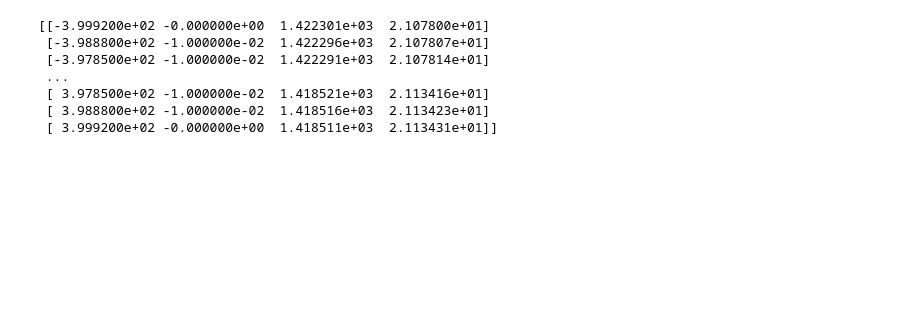
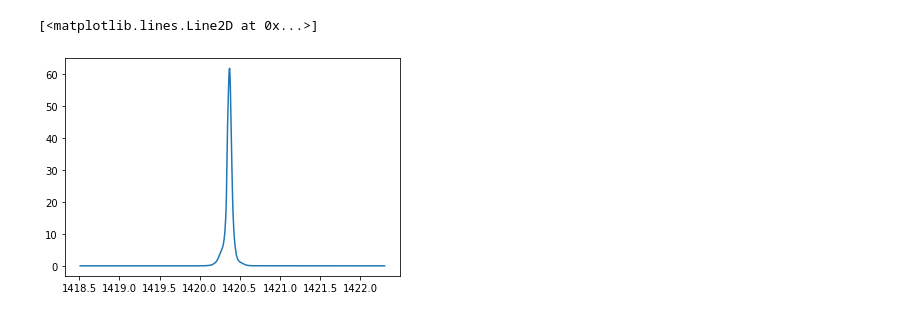
Before and after one commit to spectram/AST3003S, a Jupyter notebook: prac-demo.ipynb, the cells around one changed output. Drawn from its saved outputs; the diff is of its cells as text; code cells hidden in the pictures; blank space fills up the shorter version.

```diff
--- a/prac-demo.ipynb
+++ b/prac-demo.ipynb
@@ -36,17 +36,14 @@ DIAMETER =                    3  / TELESCOPE diameter
 # %%
 bonn_calib=np.loadtxt('bonn_l_207_b_-15.txt',skiprows = 4)
 #print(bonn_calib)
 
 bonn_x = bonn_calib[:,2]
 bonn_y = bonn_calib[:,1]
 bonn_v = bonn_calib[:,0]
 
-xdata=np.linspace(1397.5+0.0305,1460-0.0305,dat.size)
+#print(bonn_x.size)
+
+plt.plot(bonn_x, bonn_y)
 # %% [output]
-[[-3.999200e+02 -0.000000e+00  1.422301e+03  2.107800e+01]
- [-3.988800e+02 -1.000000e-02  1.422296e+03  2.107807e+01]
- [-3.978500e+02 -1.000000e-02  1.422291e+03  2.107814e+01]
- ...
- [ 3.978500e+02 -1.000000e-02  1.418521e+03  2.113416e+01]
- [ 3.988800e+02 -1.000000e-02  1.418516e+03  2.113423e+01]
- [ 3.999200e+02 -0.000000e+00  1.418511e+03  2.113431e+01]]
+[<matplotlib.lines.Line2D at 0x...>]
+[figure, added]
```
Also changed, not shown: parts of 7 cells of this notebook, 2 other files.
